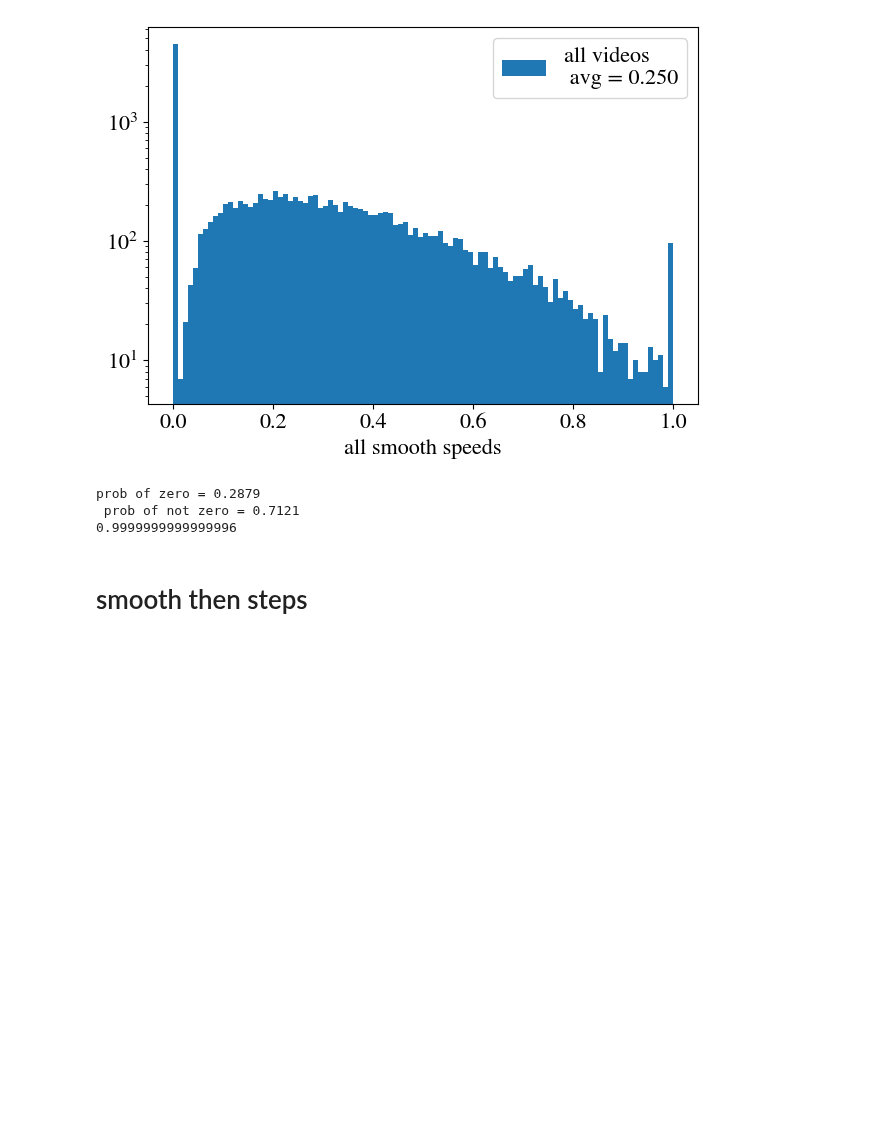
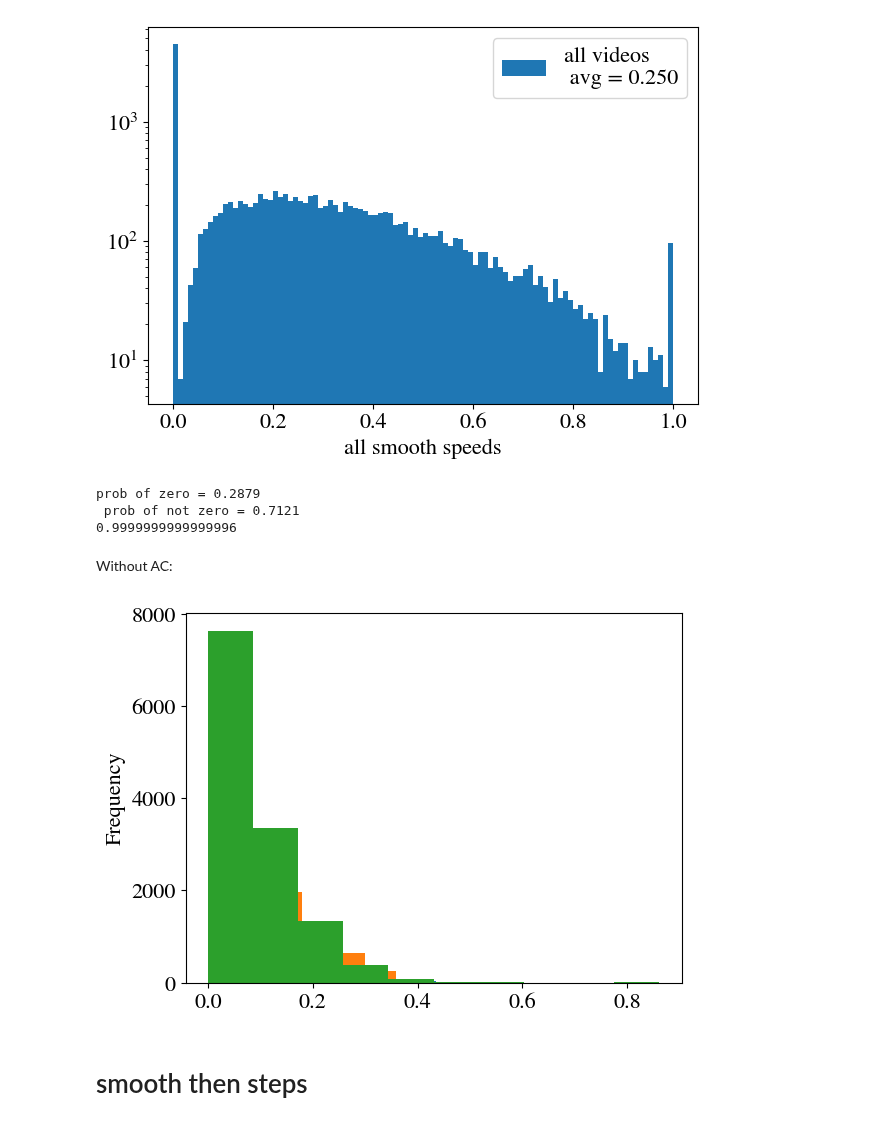
Before and after one commit to jannesantana/bacteria, a Jupyter notebook: stop_go_distance_AC.ipynb, the cells around one changed output. Cells and saved outputs as stored; diff of their text form; code cells hidden in the pictures; blank space fills up the shorter version.

```diff
--- a/stop_go_distance_AC.ipynb
+++ b/stop_go_distance_AC.ipynb
@@ -607,6 +608,18 @@ print(wzero + nozero)
 prob of zero = 0.2879
  prob of not zero = 0.7121
 0.9999999999999996
+# %% [markdown]
+Without AC:
+# %%
+videos = [2,3,4]
+smooths_all_videos = []
+for video in videos:
+    name = f'data/new-videos/video{video}/video{video}_wspeedsmooth.csv'
+    df = pd.read_csv(name,index_col=0)
+
+    df['smooth avg speed'].plot(kind='hist')
+# %% [output]
+[figure, added]
 # %% [markdown]
 # smooth then steps
 # %%
```
Also changed, not shown: parts of 2 cells of this notebook.
